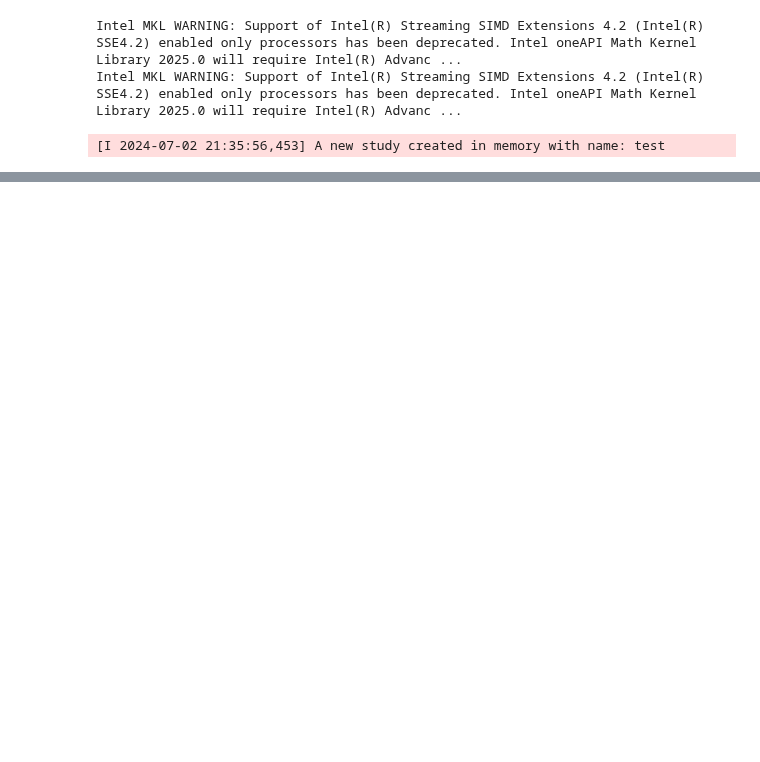
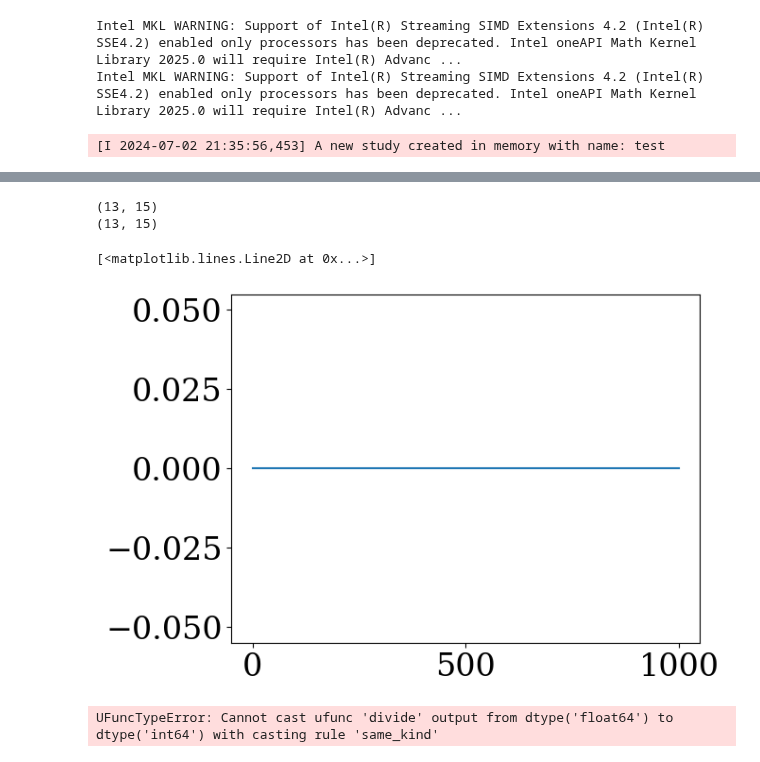
Before and after one commit to lsajkov/strw_mpdg, a Jupyter notebook: build_som.ipynb, the cells around one changed output, grey strips where cells are left out. Saved outputs shown, nothing was run; the diff lists cells and outputs as text; code cells hidden in the pictures; blank space fills up the shorter version.

Commit message:
finished labeling function

```diff
--- a/build_som.ipynb
+++ b/build_som.ipynb
@@ -521,7 +521,7 @@ for variable in input_data.keys():
 
 SOM = SelfOrganizingMap(mapsize = [16, 16])
 
-data_cut = 1000
+data_cut = 500
 
 SOM.load_data(normalized_input_data[:data_cut],
               variable_names = ['r_mag', 'gr_color', 'surf_bright_r'])
@@ -529,3 +529,5 @@ SOM.load_data(normalized_input_data[:data_cut],
 SOM.load_standard_deviations(input_vars[:data_cut])
 
 SOM.build_SOM()
+# %%
+SOM.train()
@@ -668,0 +680,2 @@ study.optimize(ObjectiveFunction, n_trials = 50,
+# %%
+SOM.load_labeling_data(input_labels[:250])
@@ -668,0 +715,43 @@ study.optimize(ObjectiveFunction, n_trials = 50,
+# %%
+pdr = 1000 #probability density distribution
+
+labeled_map = np.full([*SOM.mapsize, SOM.labeling_data_dim - SOM.data_dim, pdr],
+                        0.0)
+
+unitary_covar_vector = [1] * SOM.data_dim
+
+distribution = np.array([np.linspace(np.min(input_labels[:, i]), np.max(input_labels[:, i]), pdr)\
+                         for i in range(SOM.data_dim, SOM.labeling_data_dim)])
+
+for index in range(SOM.labeling_data_len):
+
+    bmu_coords = find_bmu_coords(SOM.weights_map,
+                                 SOM.labeling_data[index, :SOM.data_dim],
+                                 unitary_covar_vector)
+
+    for i in range(SOM.labeling_data_dim - SOM.data_dim,):
+        delta_index = np.abs(distribution[i] - SOM.labeling_data[index, SOM.data_dim + i]).argmin()
+        labeled_map[*bmu_coords, i, delta_index] = 1
+
+iteration_map = np.nditer(np.full(SOM.mapsize, 0), flags = ['multi_index'])
+for _ in iteration_map:
+    for i in range(SOM.labeling_data_dim - SOM.data_dim):
+
+        if np.sum(labeled_map[iteration_map.multi_index][i]) == 0.:
+            continue
+
+        else:
+            print(iteration_map.multi_index)
+            labeled_map[iteration_map.multi_index][i] /= np.sum(labeled_map[iteration_map.multi_index][i])
+# %% [output]
+(13, 15)
+(13, 15)
+# %%
+plt.plot(labeled_map[13, 15][1])
+# %% [output]
+[<matplotlib.lines.Line2D at 0x...>]
+[figure, added]
+# %%
+labeled_map[iteration_map.multi_index][0] /= np.sum(labeled_map[iteration_map.multi_index][0])
+# %% [output]
+UFuncTypeError: Cannot cast ufunc 'divide' output from dtype('float64') to dtype('int64') with casting rule 'same_kind'
```
Also changed, not shown: parts of 37 cells of this notebook, 4 other files.
